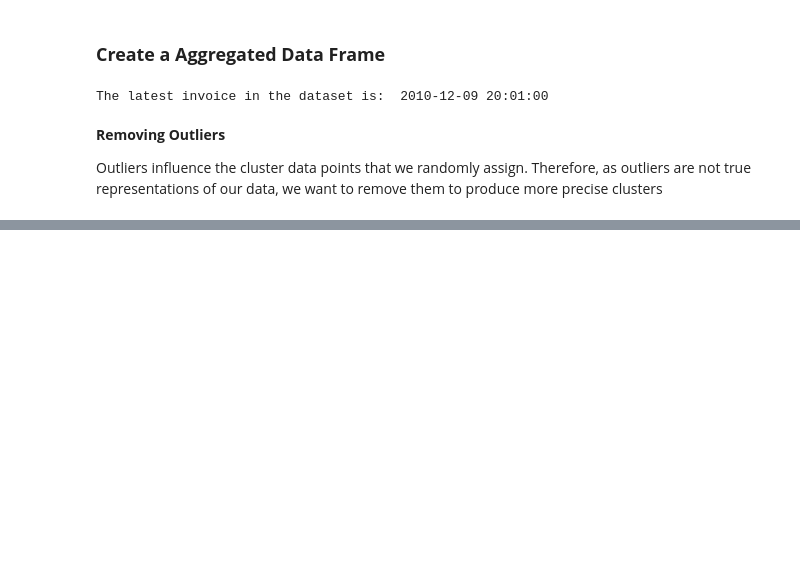
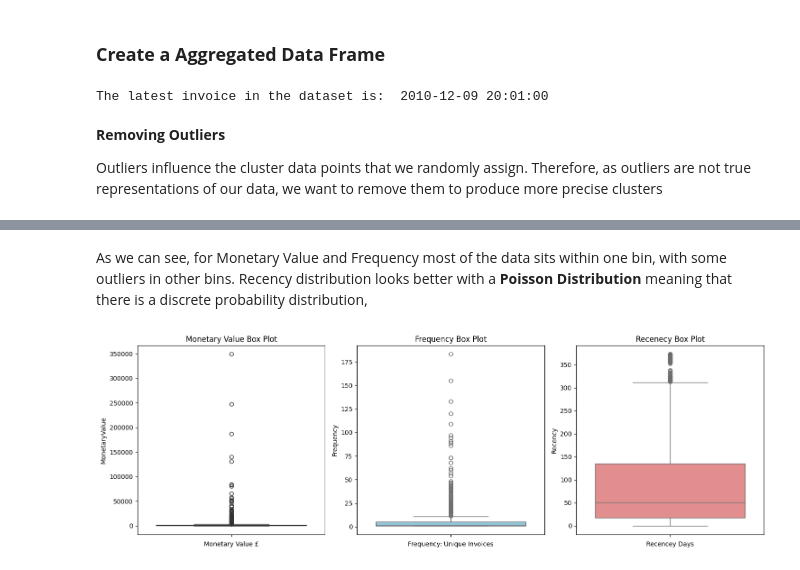
Before and after one commit to Hamza-Ahmed96/DataProjects, a Jupyter notebook: Sales_Analysis_Using_KMeans_Clustering/notebook.ipynb, the cells around one changed output, grey strips where cells are left out. Saved outputs shown, nothing was run; the diff lists cells and outputs as text; code cells hidden in the pictures; blank space fills up the shorter version.

Commit message:
Extracting outliers

```diff
--- a/Sales_Analysis_Using_KMeans_Clustering/notebook.ipynb
+++ b/Sales_Analysis_Using_KMeans_Clustering/notebook.ipynb
@@ -271,0 +278,27 @@ plt.show()
+# %% [markdown]
+As we can see, for Monetary Value and Frequency most of the data sits within one bin, with some outliers in other bins. Recency distribution looks better with a **Poisson Distribution** meaning that there is a discrete probability distribution,
+# %%
+
+plt.figure(figsize=(15,5))
+
+plt.subplot(1, 3, 1)
+sns.boxplot(data=aggregated_data['MonetaryValue'], color='forestgreen')
+plt.title('Monetary Value Box Plot')
+plt.xlabel('Monetary Value £')
+
+
+plt.subplot(1, 3, 2)
+sns.boxplot(data=aggregated_data['Frequency'], color='skyblue')
+plt.title('Frequency Box Plot')
+plt.xlabel('Frequency: Unique Invoices')
+
+plt.subplot(1, 3, 3)
+sns.boxplot(aggregated_data['Recency'], color='lightcoral')
+plt.title('Recenecy Box Plot')
+plt.xlabel('Recencey Days')
+
+
+plt.tight_layout()
+plt.show()
+# %% [output]
+[figure, added]
```
Also changed, not shown: parts of 8 cells of this notebook.
